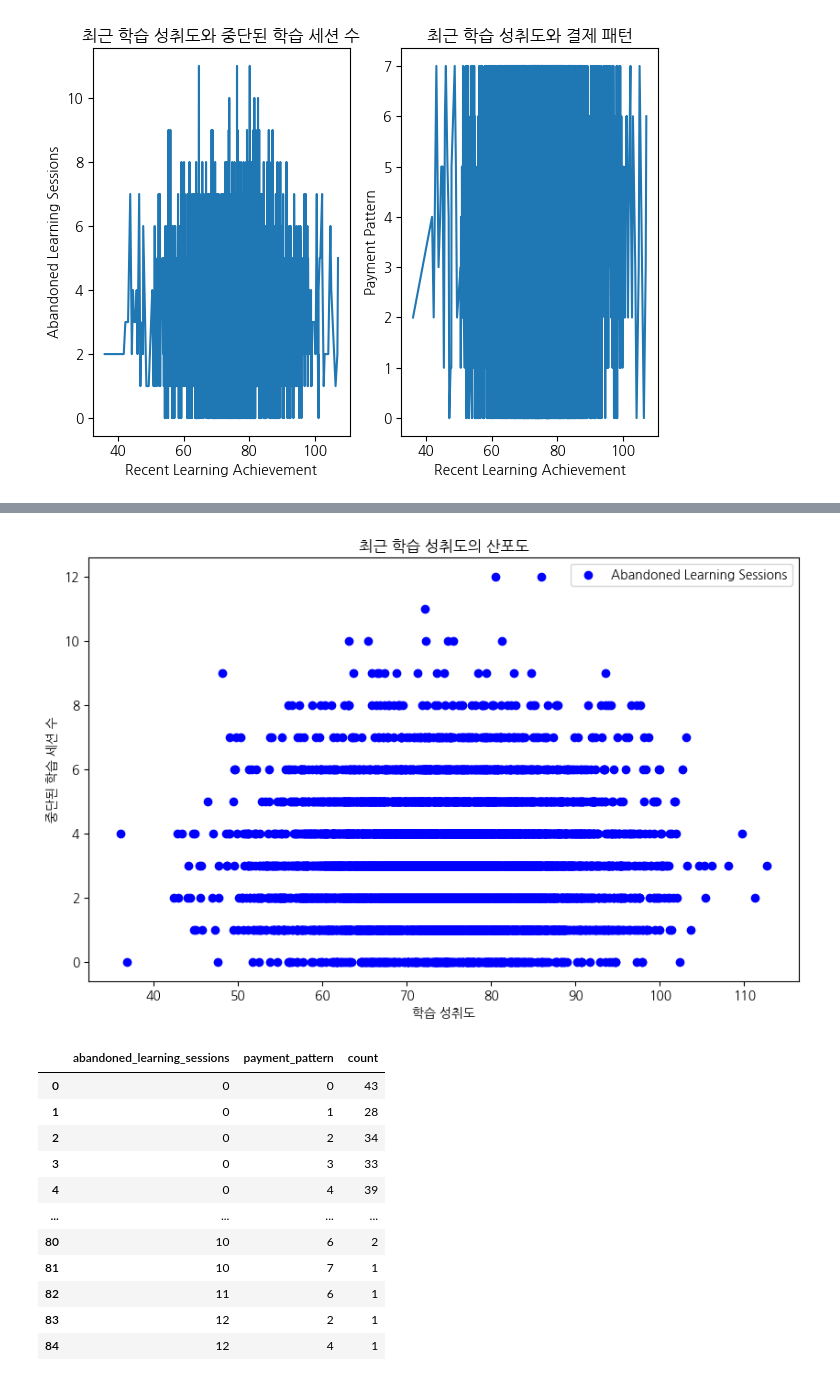
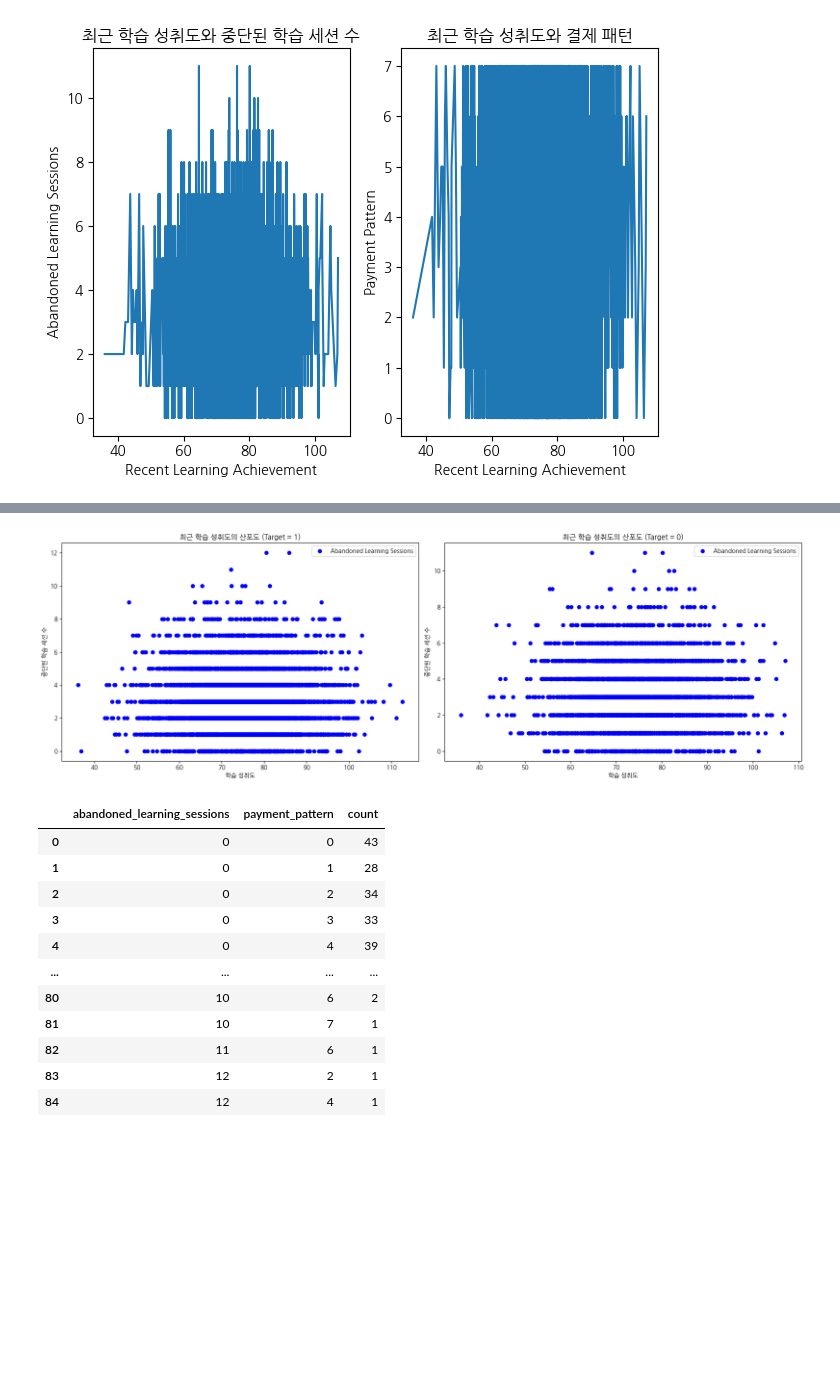
Before and after one commit to YeonsuJI/WASSUP4, a Jupyter notebook: 05_Data_Analysis/DA_Mini_Project.ipynb, the cells around one changed output, grey strips where cells are left out. Cells and saved outputs as stored; diff of their text form; code cells hidden in the pictures; blank space fills up the shorter version.

```diff
--- a/05_Data_Analysis/DA_Mini_Project.ipynb
+++ b/05_Data_Analysis/DA_Mini_Project.ipynb
@@ -269,17 +221,22 @@ plt.show()
-# %%
-# 학습 성취도와 중단된 학습 세션 수의 산포도 그래프 생성 (target = 1)
-plt.figure(figsize=(10, 6))
-plt.scatter(selected_1_data['recent_learning_achievement'], selected_1_data['abandoned_learning_sessions'], c='blue', label='Abandoned Learning Sessions')
-# plt.scatter(selected_1_data['recent_learning_achievement'], selected_1_data['payment_pattern'], c='green', label='Payment Pattern')
-
-# 그래프 제목과 축 레이블 설정
-plt.title('최근 학습 성취도의 산포도')
-plt.xlabel('학습 성취도')
-plt.ylabel('중단된 학습 세션 수')
-plt.legend()
-
-# 그래프 표시
-plt.show()
-# %% [output]
-[figure, removed]
+# %%
+fig, axes = plt.subplots(nrows=1, ncols=2, figsize=(18, 6))
+
+plt.subplot(1, 2, 1)
+plt.scatter(selected_1_data['recent_learning_achievement'], selected_1_data['abandoned_learning_sessions'], c='blue', label='Abandoned Learning Sessions')
+plt.title('최근 학습 성취도의 산포도 (Target = 1)')
+plt.xlabel('학습 성취도')
+plt.ylabel('중단된 학습 세션 수')
+plt.legend()
+
+plt.subplot(1, 2, 2)
+plt.scatter(selected_0_data['recent_learning_achievement'], selected_0_data['abandoned_learning_sessions'], c='blue', label='Abandoned Learning Sessions')
+plt.title('최근 학습 성취도의 산포도 (Target = 0)')
+plt.xlabel('학습 성취도')
+plt.ylabel('중단된 학습 세션 수')
+plt.legend()
+
+plt.tight_layout()
+plt.show()
+# %% [output]
+[figure, added]
 # %%
```
Also changed, not shown: parts of 9 cells of this notebook.
